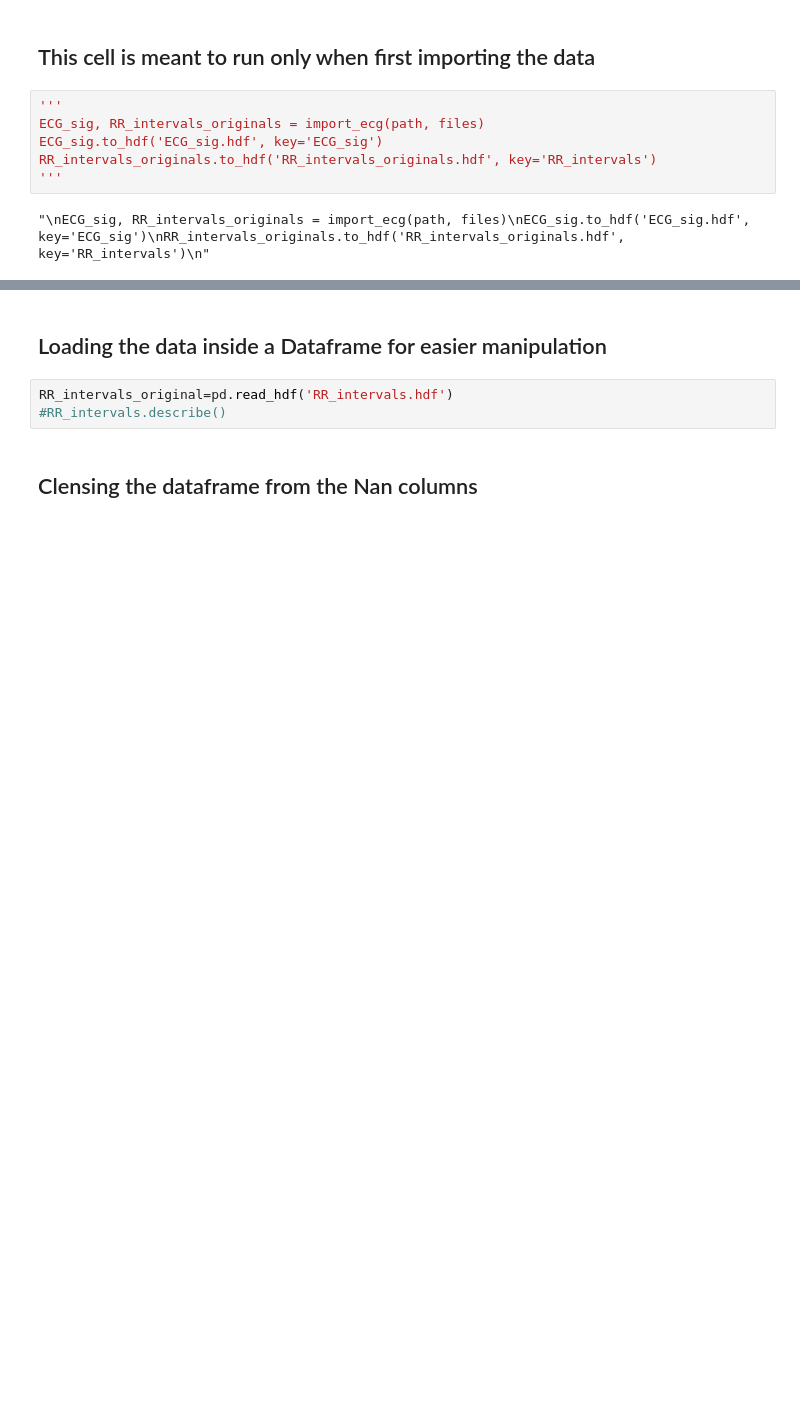
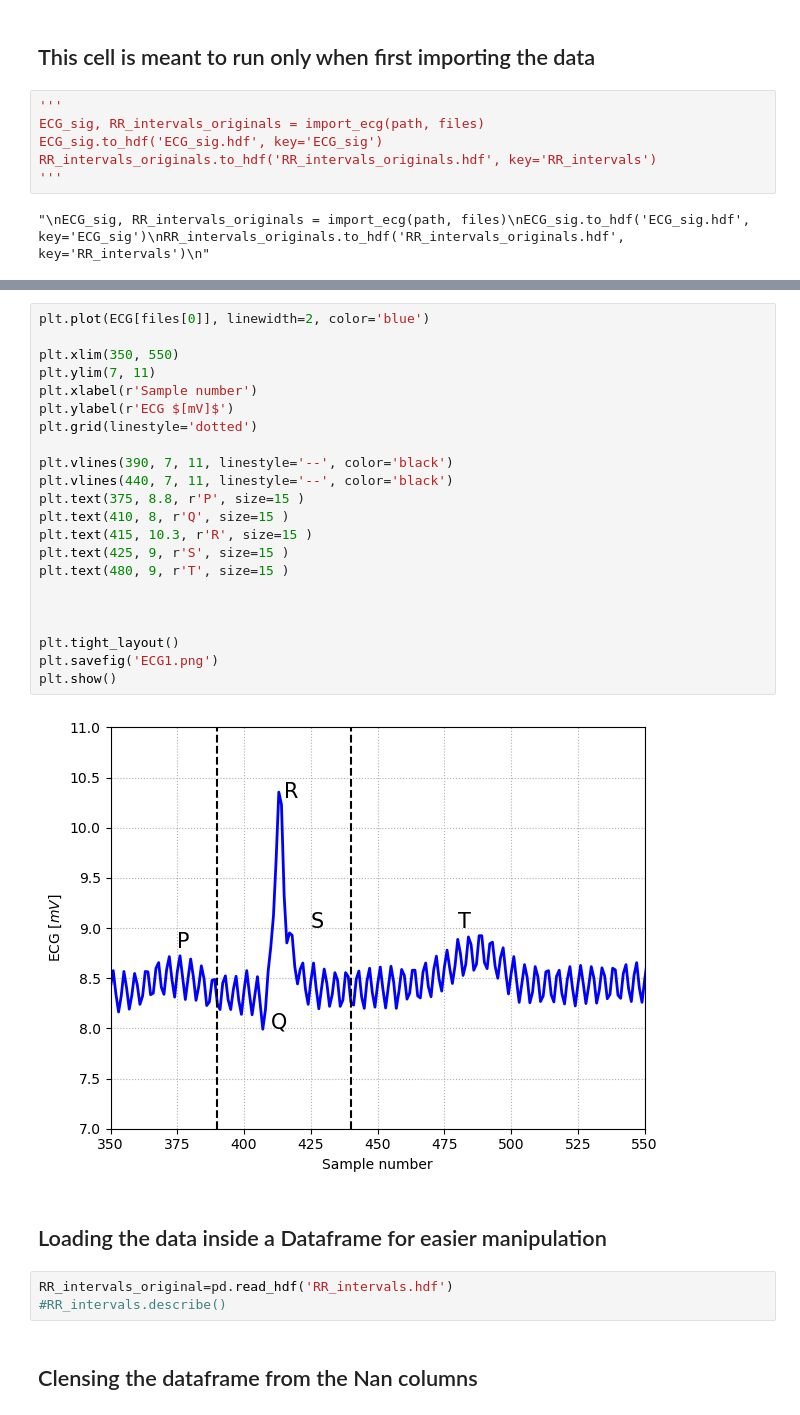
Before and after one commit to threeblueonebrowneyes/Critical-Scale-Invariance-Heart-Rate, a Jupyter notebook: CleanCode.ipynb, the cells around one changed output, grey strips where cells are left out. Drawn from its saved outputs; the diff is of its cells as text; blank space fills up the shorter version.

```diff
--- a/CleanCode.ipynb
+++ b/CleanCode.ipynb
@@ -170,3 +188,27 @@ RR_intervals_originals.to_hdf('RR_intervals_originals.hdf', key='RR_intervals')
+# %%
+plt.plot(ECG[files[0]], linewidth=2, color='blue')
+
+plt.xlim(350, 550)
+plt.ylim(7, 11)
+plt.xlabel(r'Sample number')
+plt.ylabel(r'ECG $[mV]$')
+plt.grid(linestyle='dotted')
+
+plt.vlines(390, 7, 11, linestyle='--', color='black')
+plt.vlines(440, 7, 11, linestyle='--', color='black')
+plt.text(375, 8.8, r'P', size=15 )
+plt.text(410, 8, r'Q', size=15 )
+plt.text(415, 10.3, r'R', size=15 )
+plt.text(425, 9, r'S', size=15 )
+plt.text(480, 9, r'T', size=15 )
+
+
+
+plt.tight_layout()
+plt.savefig('ECG1.png')
+plt.show()
+# %% [output]
+[figure, added]
 # %% [markdown]
 ## Loading the data inside a Dataframe for easier manipulation
 # %%
```
Also changed, not shown: parts of 3 cells of this notebook.
